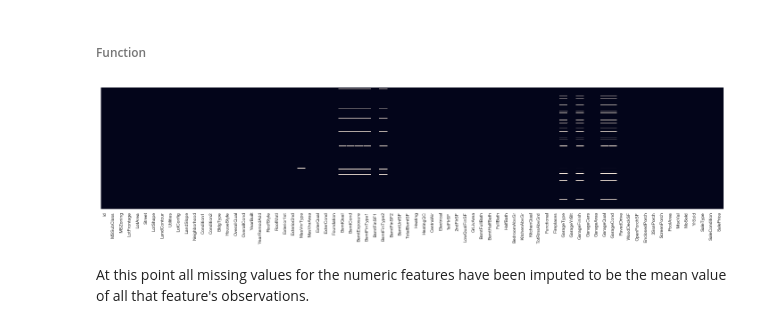
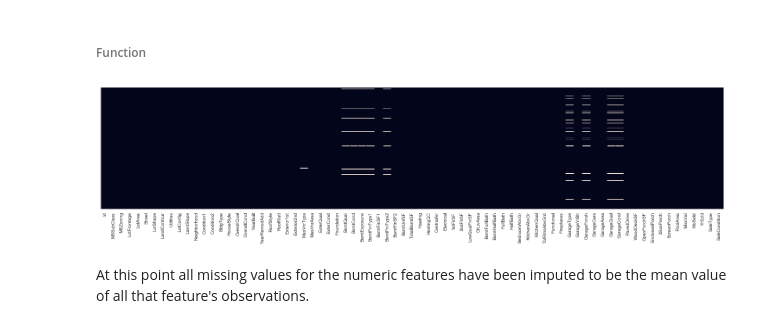
Before and after one commit to ProgrammingBishop/python, a Jupyter notebook: competitions/housing_prices.ipynb, the cells around one changed output. Cells and saved outputs as stored; diff of their text form; code cells hidden in the pictures.

```diff
--- a/competitions/housing_prices.ipynb
+++ b/competitions/housing_prices.ipynb
@@ -44,5 +44,6 @@ print( data_files )
 # %% [output]
 ['test.csv', 'train.csv']
 # %%
-test_df, train_df = ( df[0], df[1] )
+test_X, train_df = ( df[0], df[1] )
+train_X, train_y = ( train_df.drop( ['SalePrice'], axis = 1 ), train_df[ 'SalePrice' ] )
 # %%
@@ -174,5 +165,5 @@ def drop_missing_features( df ):
 
     return drop_columns
 # %%
-train_df.drop( drop_missing_features( train_df ), axis = 1, inplace = True )
+train_X.drop( drop_missing_features( train_X ), axis = 1, inplace = True )
 # %%
@@ -233,7 +224,7 @@ impute_numeric( train_df, numerical_indices )
 # %%
-na_heatmap( train_df )
+na_heatmap( train_X )
 # %% [output]
-[figure, old version]
+[figure, new version]
 # %% [markdown]
 At this point all missing values for the numeric features have been imputed to be the mean value of all that feature's observations.
 # %% [markdown]
```
Also changed, not shown: parts of 62 cells of this notebook.
